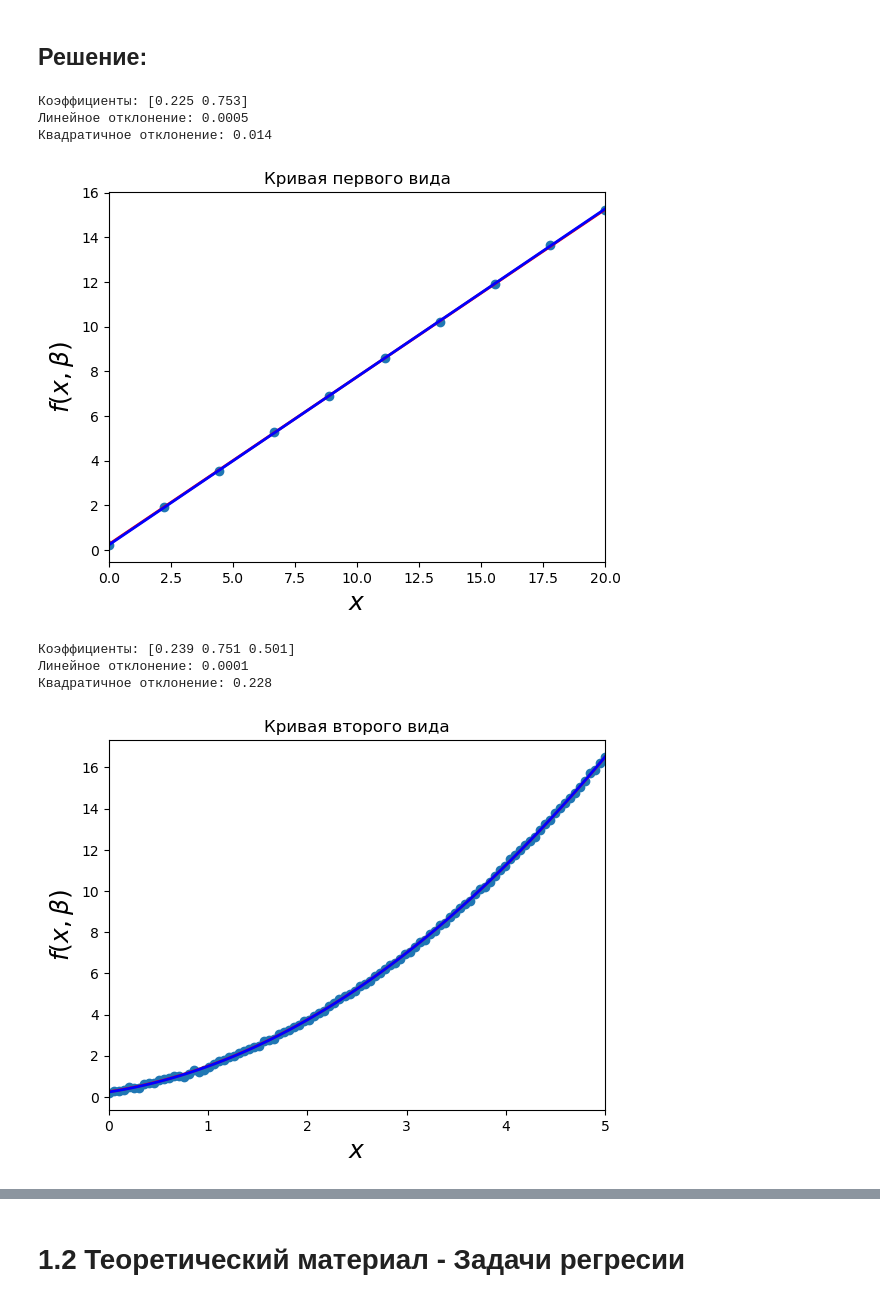
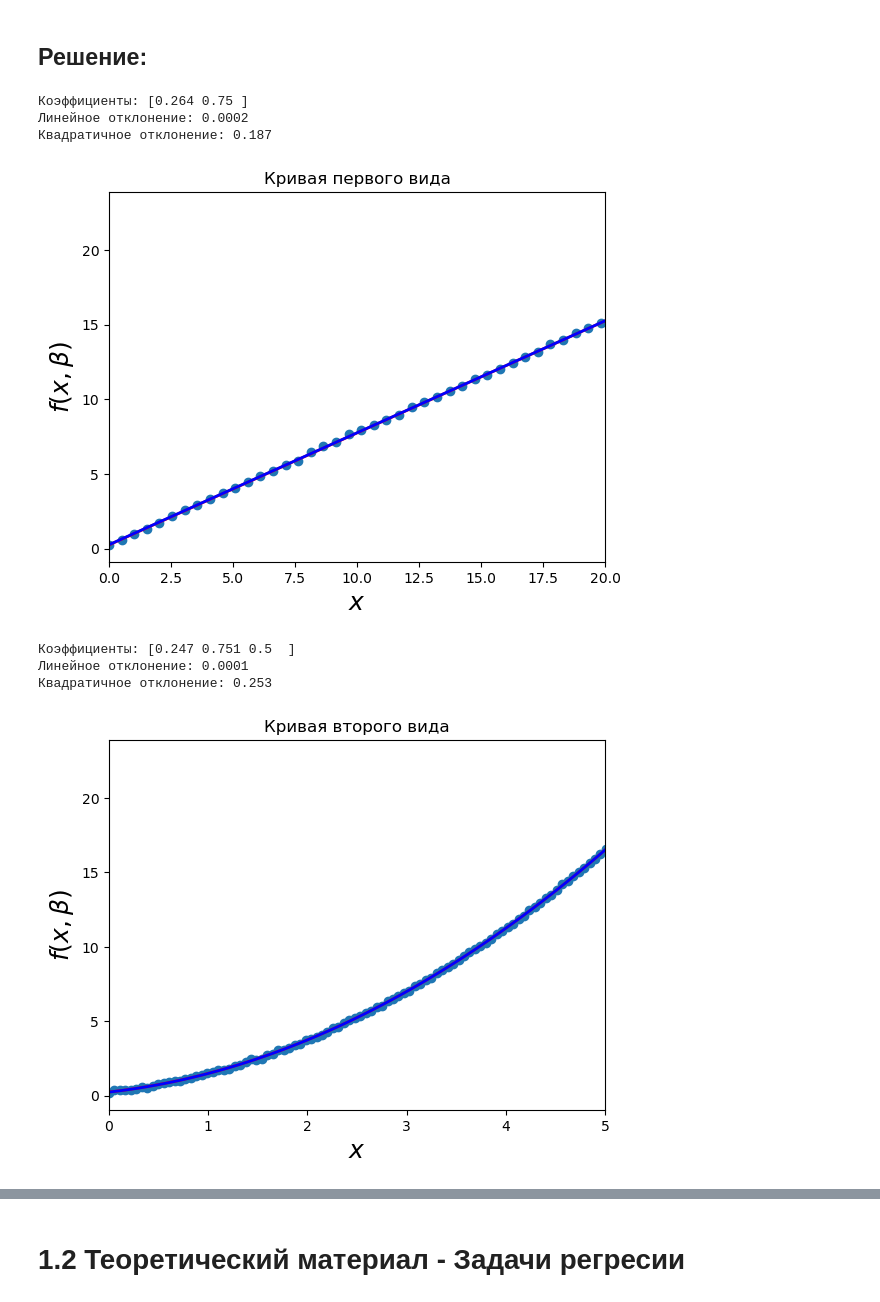
Before and after one commit to Kaz1deX/Artificial-intelligence-Mirea, a Jupyter notebook: Petrunin_M_Workbook4.ipynb, the cells around one changed output, grey strips where cells are left out. Saved outputs shown, nothing was run; the diff lists cells and outputs as text; code cells hidden in the pictures.

```diff
--- a/Petrunin_M_Workbook4.ipynb
+++ b/Petrunin_M_Workbook4.ipynb
@@ -195,16 +195,15 @@ plt.savefig('полином 3-й степени.png')
 import numpy as np
 import matplotlib.pyplot as plt
 
-# Сгенерируем случайные данные
-x = np.linspace(0, 10, 50)
-y = np.sin(x) + np.random.normal(0, 0.1, 50) # Создание массива y с добавлением шума
+x = np.linspace(-10, 5, 70)
+y = np.sin(x) + np.random.normal(0, 0.1, 70)
 
-# Построим полиномы первой, второй, третьей степени
+# Полиномы первой, второй, третьей степени
 p1 = np.poly1d(np.polyfit(x, y, 1))
 p2 = np.poly1d(np.polyfit(x, y, 2))
 p3 = np.poly1d(np.polyfit(x, y, 3))
 
-# Нарисуем графики
+# График
 plt.scatter(x, y)
 plt.plot(x, p1(x), label="Первая степень")
 plt.plot(x, p2(x), label="Вторая степень")
@@ -495,41 +514,41 @@ def f(x, b0, b1):
     return b0 + b1 * x
 
 # Задаём массив точек xi
-xdata = np.linspace(0, 20, 10) # изменили число точек
+xdata = np.linspace(0, 30, 60) # изменили число точек
 
 # Создаём теоретически правильные значения точек yi (без шума)
 y = f(xdata, *beta)
 
 # Зашумляем эти данные
 ydata = y + 0.05 * np.random.randn(len(xdata))
 
-# Используем функцию для получения решения в виде коэффициентов фанкции f(x) для указанных xdata и ydata
+# Используем функцию для получения решения в виде коэффициентов функции f(x) для указанных xdata и ydata
 beta_opt, beta_cov = sp.optimize.curve_fit(f, xdata, ydata)
 print(f'Коэффициенты: {beta_opt.round(3)}')
 
 # Вычисляем линейное отклонение
 lin_dev = sum(beta_cov[0])
 print(f'Линейное отклонение: {lin_dev.round(4)}')
 
 # Вычислим квадратичное отклонение
 residuals = ydata - f(xdata, *beta_opt)
 fres = sum(residuals**2)
 print(f'Квадратичное отклонение: {fres.round(3)}')
 
 fig, ax = plt.subplots()
 ax.scatter(xdata, ydata)
 ax.plot(xdata, y, 'r', lw=2)
 ax.plot(xdata, f(xdata, *beta_opt), 'b', lw=2)
 ax.set_xlim(0, 20) # изменили число точек
 ax.set_xlabel(r"$x$", fontsize=18)
 ax.set_ylabel(r"$f(x, \beta)$", fontsize=18)
 plt.title('Кривая первого вида')
 plt.show()
 # %% [output]
-Коэффициенты: [0.225 0.753]
-Линейное отклонение: 0.0005
-Квадратичное отклонение: 0.014
+Коэффициенты: [0.264 0.75 ]
+Линейное отклонение: 0.0002
+Квадратичное отклонение: 0.187
-[figure, old version]
+[figure, new version]
 # %%
 # 𝑓(𝑥, 𝑏) = 𝑏0 + 𝑏1𝑥 + 𝑏2𝑥^2
 # Добавляем шума в данные, сделанные по функции f(x, b) с коэффициентами b = (0.25, 0.75, 0.5)
@@ -538,7 +557,7 @@ def f(x, b0, b1, b2):
     return b0 + b1 * x + b2 * x * x
 
 # Задаём массив точек xi
-xdata = np.linspace(0, 5, 100) # изменили число точек
+xdata = np.linspace(0, 6, 110) # изменили число точек
 
 # Создаём теоретически правильные значения точек yi (без шума)
 y = f(xdata, *beta)
@@ -569,10 +588,10 @@ ax.set_ylabel(r"$f(x, \beta)$", fontsize=18)
 plt.title('Кривая второго вида')
 plt.show()
 # %% [output]
-Коэффициенты: [0.239 0.751 0.501]
+Коэффициенты: [0.247 0.751 0.5  ]
 Линейное отклонение: 0.0001
-Квадратичное отклонение: 0.228
+Квадратичное отклонение: 0.253
-[figure, old version]
+[figure, new version]
 # %%
 # 𝑓(𝑥, 𝑏) = 𝑏0 + 𝑏1𝑙𝑛(𝑥)
 # Добавляем шума в данные, сделанные по функции f(x, b) с коэффициентами b = (1, 2)
```
Also changed, not shown: parts of 37 cells of this notebook, 4 other files.
